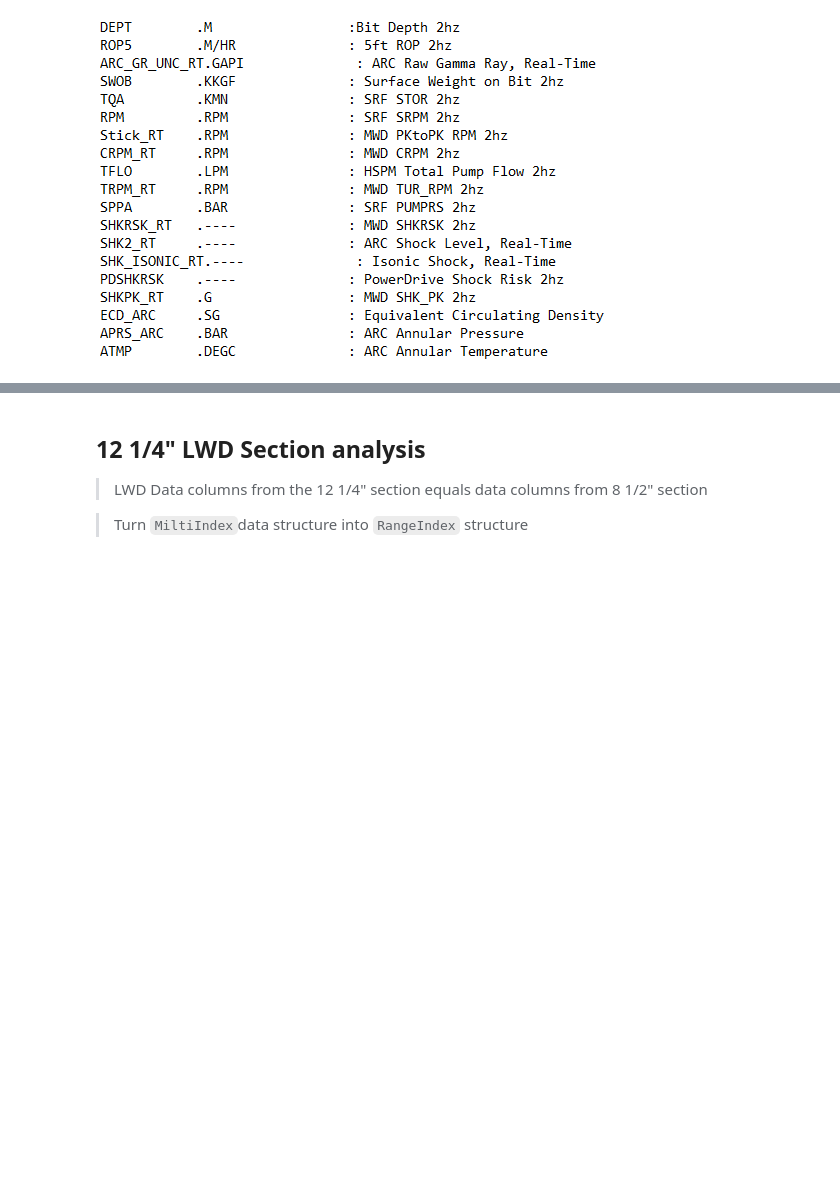
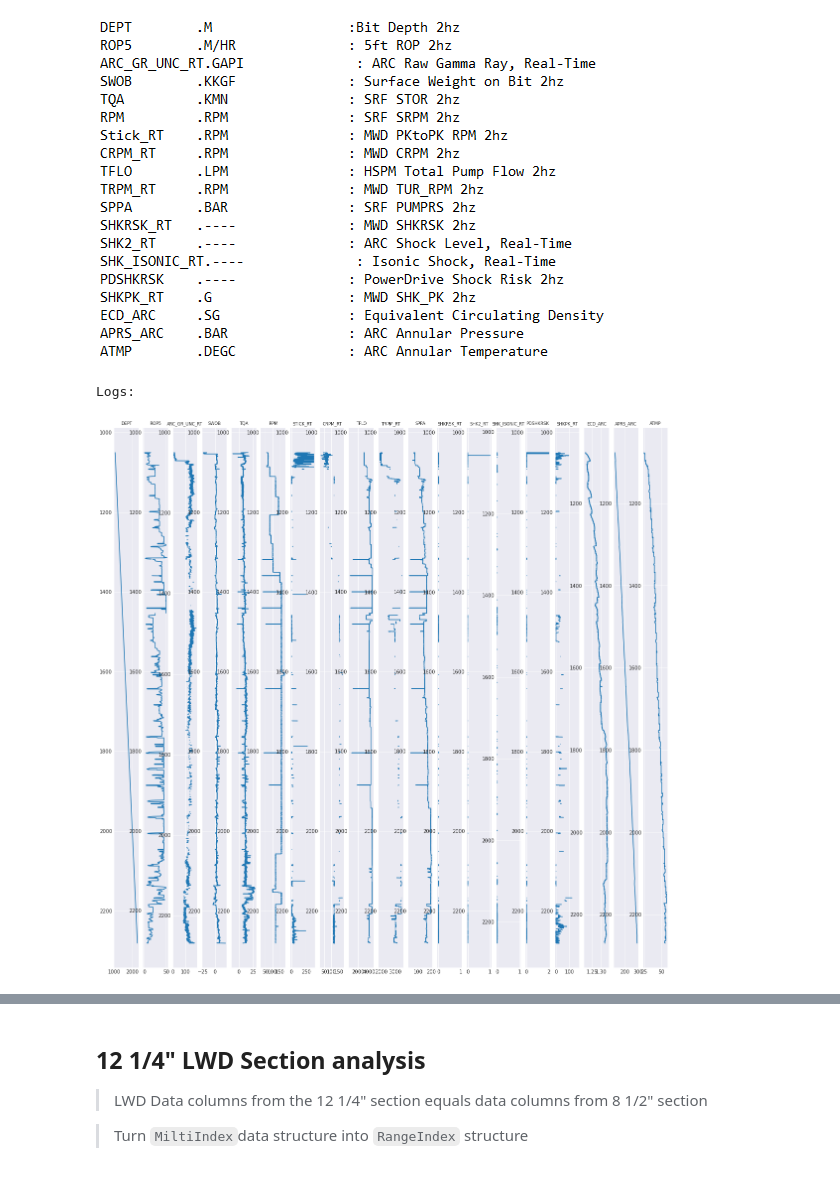
Before and after one commit to f0nzie/vagrant-volve-navarro-BI64G20S2JP8201, a Jupyter notebook: navarro/1.LWD_F-14.ipynb, the cells around one changed output, grey strips where cells are left out. Drawn from its saved outputs; the diff is of its cells as text; code cells hidden in the pictures; blank space fills up the shorter version.

```diff
--- a/navarro/1.LWD_F-14.ipynb
+++ b/navarro/1.LWD_F-14.ipynb
@@ -97,13 +140,16 @@ for col in sec_1.columns:
 ![image.png](attachment:image.png)
 # %%
 print("Logs:\n")
-sec_1_las = r"WL_RAW_BHPR-GR-MECH_MWD_1.LAS"
+sec_1_las = r"raw_data/WL_RAW_BHPR-GR-MECH_MWD_1.LAS"
 sec1_plt = lasio.read(sec_1_las)
 fig,axes = plt.subplots(1,len(sec1_plt.keys()), figsize=(20,20))
 for i,log in enumerate(sec1_plt.keys()):
     axes[i].plot(sec1_plt[log],sec1_plt['DEPT'])
     axes[i].invert_yaxis()
     axes[i].set_title(log,fontsize=8.5)
+# %% [output]
+Logs:
+[figure, added]
 # %%
 print("Missing data in the LWD data:")
 plt.figure(figsize=(15,7))
```
Also changed, not shown: parts of 37 cells of this notebook.
